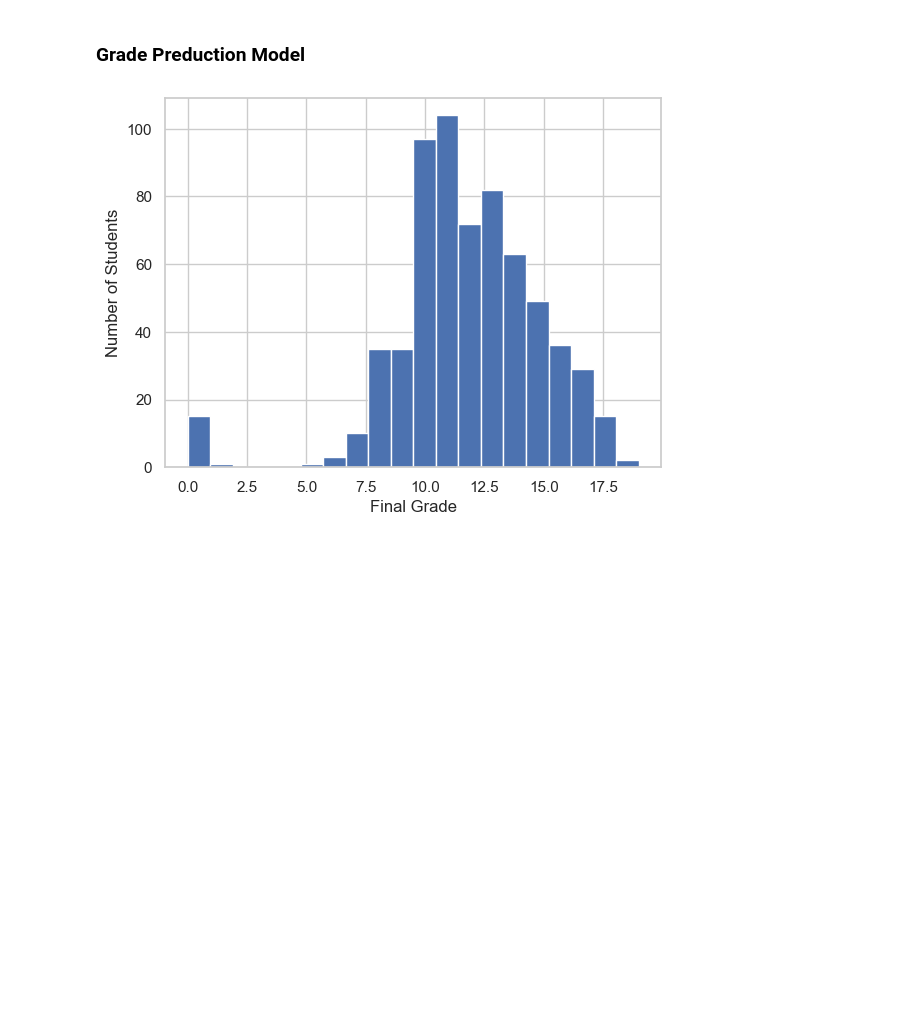
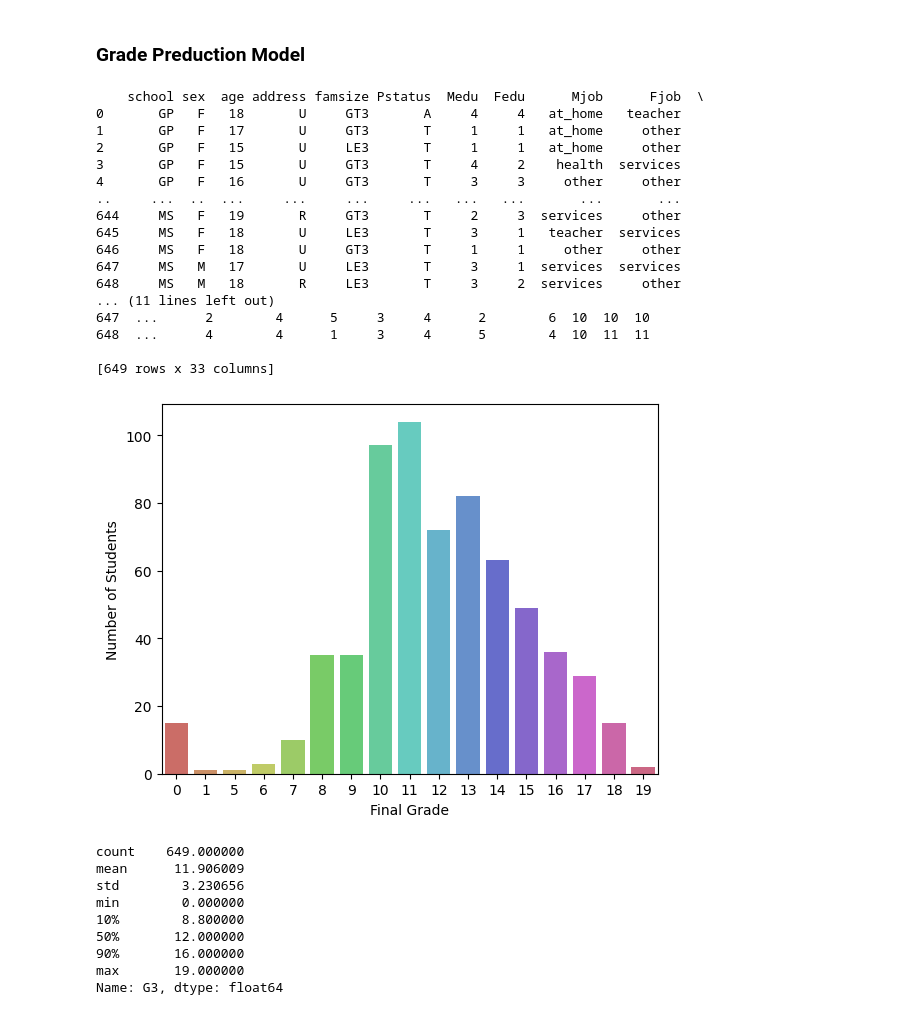
Before and after one commit to Matdrox/grade-predictor, a Jupyter notebook: predictor.ipynb, the cells around one changed output. Drawn from its saved outputs; the diff is of its cells as text; code cells hidden in the pictures; blank space fills up the shorter version.

```diff
--- a/predictor.ipynb
+++ b/predictor.ipynb
@@ -3,15 +15,46 @@
 # %%
 #Get student/student-por.csv data
-import pandas as pd
 df = pd.read_csv('student/student-por.csv', sep=';')
-df.head()
+# df.head()
 
-#Visualize final grade distribution from 0 to 20
-import matplotlib.pyplot as plt
-plt.hist(df['G3'], bins=20)
-plt.xlabel('Final Grade')
-plt.ylabel('Number of Students')
-plt.show()
+print(df)
 # %% [output]
-[figure, removed]
+    school sex  age address famsize Pstatus  Medu  Fedu      Mjob      Fjob  \
+0       GP   F   18       U     GT3       A     4     4   at_home   teacher
+1       GP   F   17       U     GT3       T     1     1   at_home     other
+2       GP   F   15       U     LE3       T     1     1   at_home     other
+3       GP   F   15       U     GT3       T     4     2    health  services
+4       GP   F   16       U     GT3       T     3     3     other     other
+..     ...  ..  ...     ...     ...     ...   ...   ...       ...       ...
+644     MS   F   19       R     GT3       T     2     3  services     other
+645     MS   F   18       U     LE3       T     3     1   teacher  services
+646     MS   F   18       U     GT3       T     1     1     other     other
+647     MS   M   17       U     LE3       T     3     1  services  services
+648     MS   M   18       R     LE3       T     3     2  services     other
+... (11 lines left out)
+647  ...      2        4      5     3     4      2        6  10  10  10
+648  ...      4        4      1     3     4      5        4  10  11  11
+
+[649 rows x 33 columns]
+# %%
+#Visualize final grade distribution
+sns.countplot(x='G3', data=df, palette='hls')
+plt.xlabel('Final Grade')
+plt.ylabel('Number of Students')
+plt.show()
+
+
+# Print descriptive statistics
+df["G3"].describe(percentiles=[0.10, 0.5, 0.9])
+# %% [output]
+[figure, added]
+count    649.000000
+mean      11.906009
+std        3.230656
+min        0.000000
+10%        8.800000
+50%       12.000000
+90%       16.000000
+max       19.000000
+Name: G3, dtype: float64
 # %%
```
Also changed, not shown: parts of 9 cells of this notebook.
